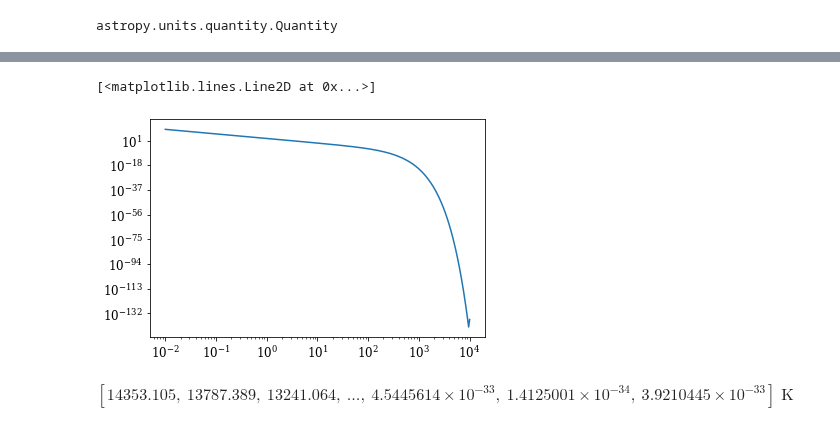
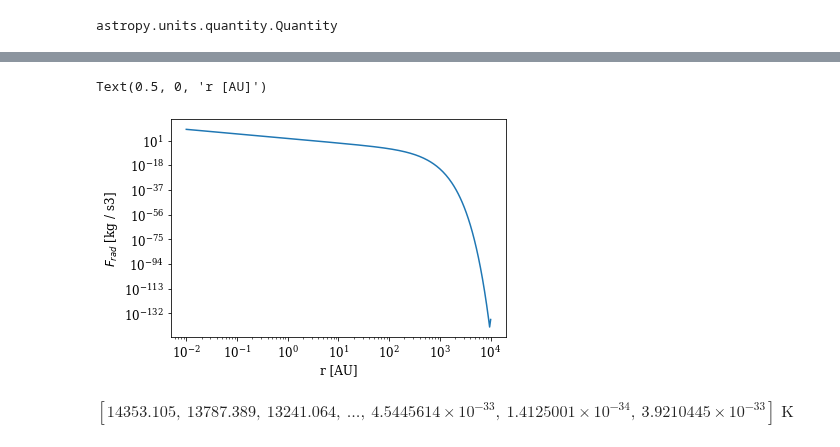
Before and after one commit to agent031/bachelor_code, a Jupyter notebook: Testing_values_T0/combined_temp.ipynb, the cells around one changed output, grey strips where cells are left out. Saved outputs shown, nothing was run; the diff lists cells and outputs as text; code cells hidden in the pictures.

```diff
--- a/Testing_values_T0/combined_temp.ipynb
+++ b/Testing_values_T0/combined_temp.ipynb
@@ -82,7 +82,7 @@ print(sigma_sb.decompose())
 5.6703744191844314e-08 kg / (K4 s3)
 # %%
 α_rφ = 8e-3
-func_to_der = r_au**2 * Σ_initial(r_au) * Ω * α_rφ * c_s2(T_req)
+func_to_der = (r_au**2 * Σ_initial(r_au) * Ω * α_rφ * c_s2(T_req)).decompose()
 F_rad = (-(r_au**(-2)) * (sD1_log @ func_to_der) * func_to_der.unit).decompose()
 
 plt.loglog(r, F_rad)
@@ -118,7 +118,7 @@ def tau_P(τ_R):
     return τ_R_new
 # %%
 def F_rad_func(Σ, cs2):
-    func_to_der = r_au**2 * Σ * Ω * α_rφ * cs2
+    func_to_der = (r_au**2 * Σ * Ω * α_rφ * cs2).decompose()
     F_rad = (-(r_au**(-2)) * (sD1_log @ func_to_der) * func_to_der.unit).decompose()
     F_rad_nounit = F_rad.value
     F_rad_nounit[F_rad_nounit <= 0] = 0
@@ -129,9 +129,11 @@ F_rad_func(Σ_initial(r_au), c_s2(T_req))
 $[4.0109199 \times 10^{9},~3.4149831 \times 10^{9},~2.9050396 \times 10^{9},~\dots,~4.0311447 \times 10^{-137},~3.7619623 \times 10^{-143},~2.2339198 \times 10^{-137}] \; \mathrm{\frac{kg}{s^{3}}}$
 # %%
 plt.loglog(r, F_rad_func(Σ_initial(r_au), c_s2(T_req)))
+plt.ylabel('$F_{rad}$'+f' [{F_rad_func(Σ_initial(r_au), c_s2(T_req)).unit}]')
+plt.xlabel(f'r [{r_au.unit}]')
 # %% [output]
-[<matplotlib.lines.Line2D at 0x...>]
+Text(0.5, 0, 'r [AU]')
-[figure, old version]
+[figure, new version]
 # %%
 def T_vis(T, Σ):
     return ((0.5 * sigma_sb**(-1) * (3/8 * tau_R(T, Σ) + tau_P(tau_R(T, Σ))) * F_rad_func(Σ, c_s2(T)))**(0.25)).decompose()
```
Also changed, not shown: parts of 2 cells of this notebook.
